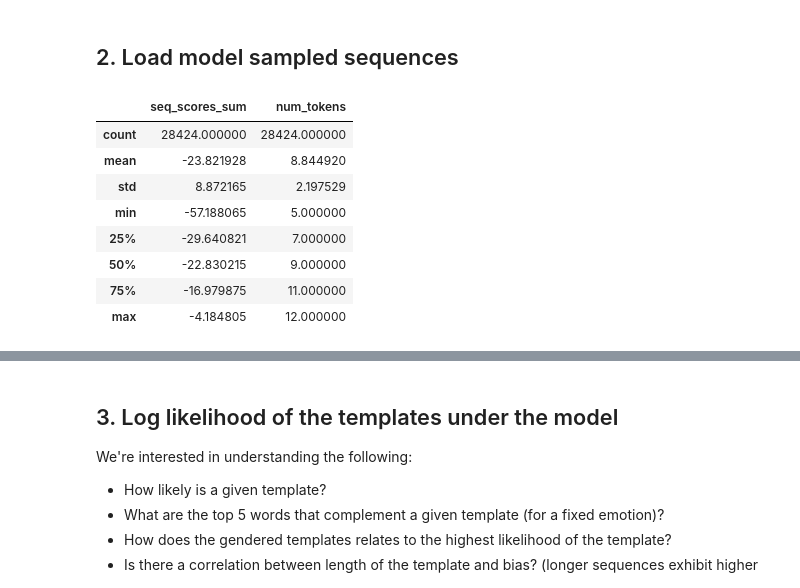
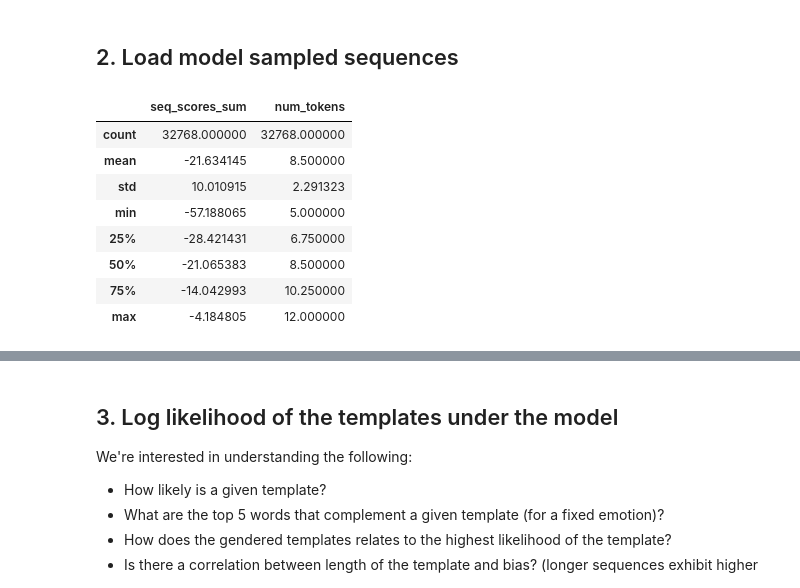
Before and after one commit to PastelBelem8/constrained-decoding, a Jupyter notebook: experiments/bias-amplification/Template-likelihood-EEC__3.Analysis.ipynb, the cells around one changed output, grey strips where cells are left out. Drawn from its saved outputs; the diff is of its cells as text; code cells hidden in the pictures.

```diff
--- a/experiments/bias-amplification/Template-likelihood-EEC__3.Analysis.ipynb
+++ b/experiments/bias-amplification/Template-likelihood-EEC__3.Analysis.ipynb
@@ -590,27 +603,27 @@ len(all_templates)
 # %%
 df_sampled_seqs = []
-for k in range(5, 13):
+for num_tokens in range(5, 13):
     df = pd.read_csv(
-        f"{model_name2filename}__samples-{k}-long__182-seed.csv.gzip",
+        f"{MODEL_RESULTS_DIR}/samples-{num_tokens}-long__182-seed.csv.gzip",
         compression="gzip",
         lineterminator="\n",
         index_col=0,
     )
-    df["num_tokens"] = k
+    df["num_tokens"] = num_tokens
 
     # Question: should we remove the duplicate sequences?
-    df = df.drop_duplicates()
+    # df = df.drop_duplicates()
     df_sampled_seqs.append(df)
 
 df_sampled_seqs = pd.concat(df_sampled_seqs).reset_index(drop=True)
 df_sampled_seqs.describe()
 # %% [output]
 |  | seq_scores_sum | num_tokens |
-| count | 28424.000000 | 28424.000000 |
-| mean | -23.821928 | 8.844920 |
-| std | 8.872165 | 2.197529 |
+| count | 32768.000000 | 32768.000000 |
+| mean | -21.634145 | 8.500000 |
+| std | 10.010915 | 2.291323 |
 | min | -57.188065 | 5.000000 |
-| 25% | -29.640821 | 7.000000 |
-| 50% | -22.830215 | 9.000000 |
-| 75% | -16.979875 | 11.000000 |
+| 25% | -28.421431 | 6.750000 |
+| 50% | -21.065383 | 8.500000 |
+| 75% | -14.042993 | 10.250000 |
 | max | -4.184805 | 12.000000 |
```
Also changed, not shown: parts of 22 cells of this notebook, 3 other files.
